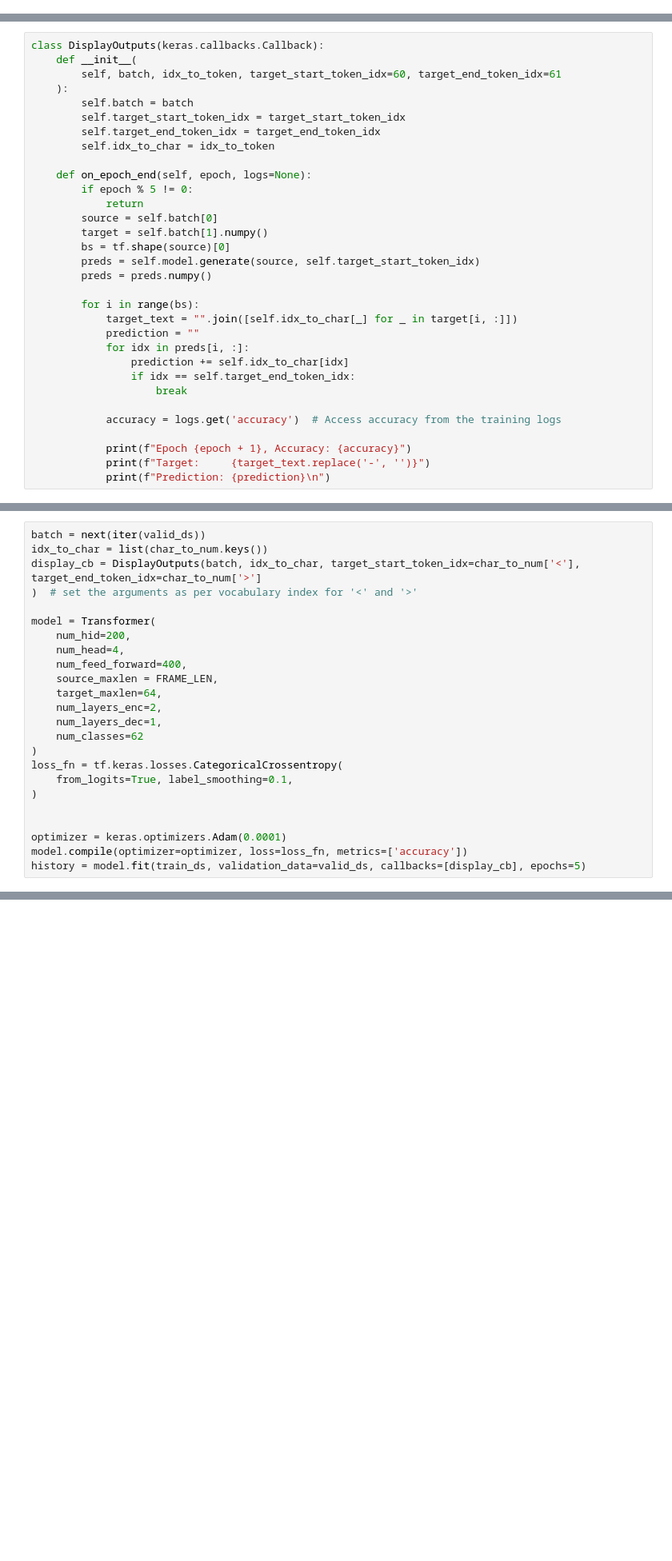
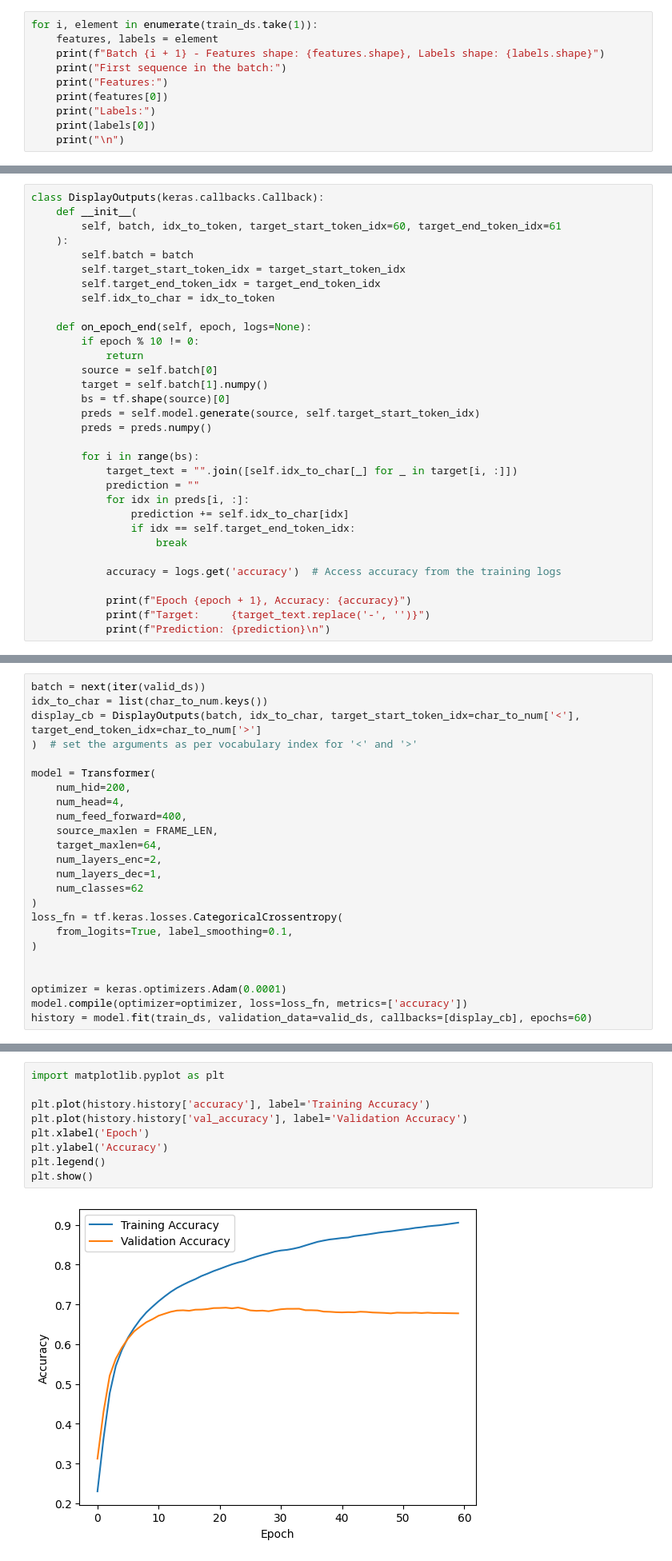
Before and after one commit to jaickeyminj/Building-a-Sign-Language-Model-, a Jupyter notebook: project-final.ipynb, the cells around one changed output, grey strips where cells are left out. Shown at 80% size. Saved outputs shown, nothing was run; the diff lists cells and outputs as text; blank space fills up the shorter version.

```diff
--- a/project-final.ipynb
+++ b/project-final.ipynb
@@ -438,3 +438,13 @@ valid_ds = tf.data.TFRecordDataset(tf_records[train_len:]) \
     .batch(batch_size) \
     .prefetch(buffer_size=tf.data.AUTOTUNE) \
     .cache()
+# %%
+for i, element in enumerate(train_ds.take(1)):
+    features, labels = element
+    print(f"Batch {i + 1} - Features shape: {features.shape}, Labels shape: {labels.shape}")
+    print("First sequence in the batch:")
+    print("Features:")
+    print(features[0])
+    print("Labels:")
+    print(labels[0])
+    print("\n")
@@ -701,7 +699,7 @@ class DisplayOutputs(keras.callbacks.Callback):
         self.idx_to_char = idx_to_token
 
     def on_epoch_end(self, epoch, logs=None):
-        if epoch % 5 != 0:
+        if epoch % 10 != 0:
             return
         source = self.batch[0]
         target = self.batch[1].numpy()
@@ -747,5 +745,5 @@ loss_fn = tf.keras.losses.CategoricalCrossentropy(
 
 optimizer = keras.optimizers.Adam(0.0001)
 model.compile(optimizer=optimizer, loss=loss_fn, metrics=['accuracy'])
-history = model.fit(train_ds, validation_data=valid_ds, callbacks=[display_cb], epochs=5)
+history = model.fit(train_ds, validation_data=valid_ds, callbacks=[display_cb], epochs=60)
 # %% [output]
@@ -772,0 +776,11 @@ TypeError: 'float' object is not subscriptable
+# %%
+import matplotlib.pyplot as plt
+
+plt.plot(history.history['accuracy'], label='Training Accuracy')
+plt.plot(history.history['val_accuracy'], label='Validation Accuracy')
+plt.xlabel('Epoch')
+plt.ylabel('Accuracy')
+plt.legend()
+plt.show()
+# %% [output]
+[figure, added]
```
Also changed, not shown: parts of 5 cells of this notebook.
